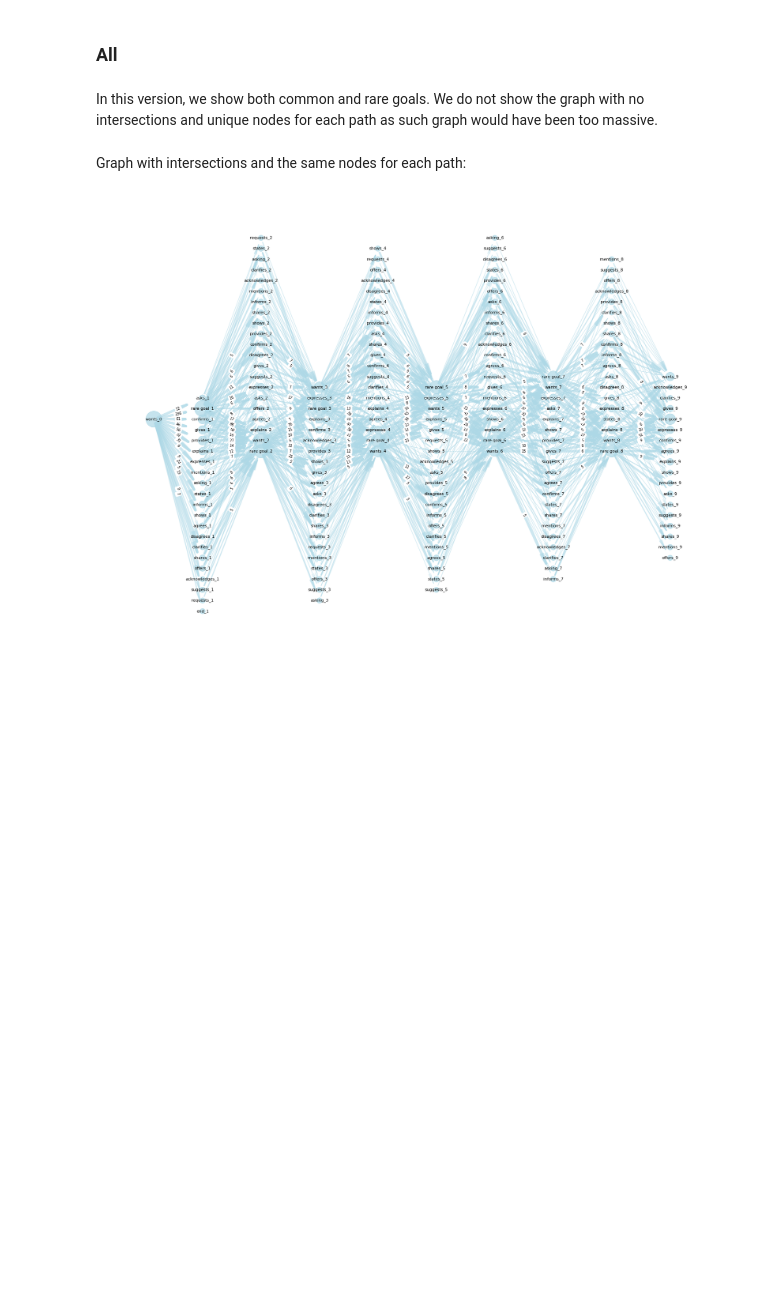
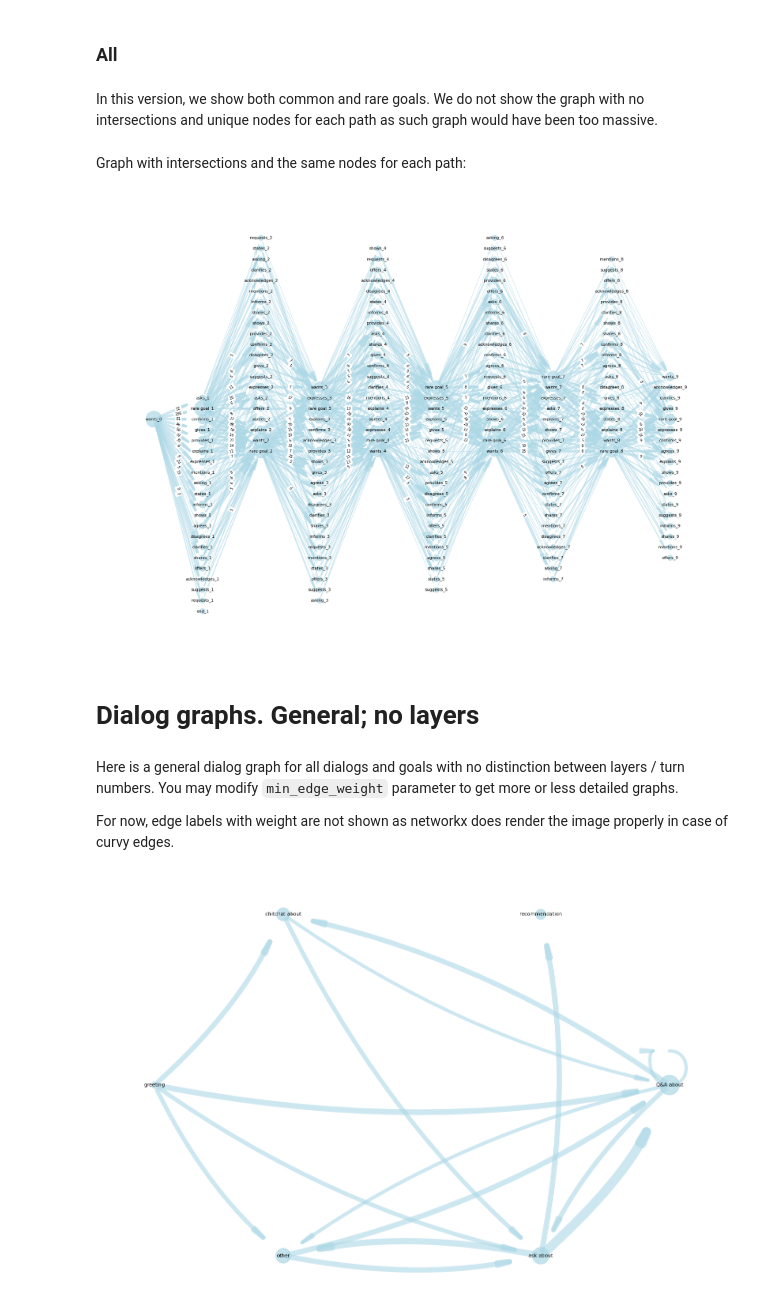
Before and after one commit to NikaSmilga/dialog_graphs, a Jupyter notebook: dd_visualisation.ipynb, the cells around one changed output. Drawn from its saved outputs; the diff is of its cells as text; code cells hidden in the pictures; blank space fills up the shorter version.

```diff
--- a/dd_visualisation.ipynb
+++ b/dd_visualisation.ipynb
@@ -235,3 +235,23 @@ def graph_from_file(anno_type: str, size: tp.Tuple[int, int] = (18,12), full: bo
     else:
         for dialog in dialog_dict:
             draw_graph(dialog_dict[dialog], size=size)
+# %%
+def make_general_dialog_dict(lists_goals: list[list[str]], min_edge_weight: int = 10) -> dict[tuple, int]:
+    """Create a dialog dictionary with graph edges and their weights.
+
+    Args:
+        lists_goals: Dialog represented as an ordered list of goals/speech acts/etc.
+        min_edge_weight: Edges with weight less than min_edge_weight will not be displayed.
+
+    Returns:
+        Dictionary with future graph edges (node1, node2) as keys and their weights as values.
+    """
+
+    dialog_dict = {}
+    list_chunks = []
+    for dialog in lists_goals:
+        chunks = [x for x in list(mit.windowed(dialog, n=2, step=1)) if x[1]]
+        list_chunks += chunks
+    dialog_dict = dict(Counter(list_chunks))
+    dialog_dict = {k: v for k, v in dialog_dict.items() if v >= min_edge_weight}
+    return dialog_dict
@@ -238 +317,23 @@ def graph_from_file(anno_type: str, size: tp.Tuple[int, int] = (18,12), full: bo
+# %%
+def general_graph_from_file(anno_type: str, min_edge_weight: int = 10) -> None:
+    """Draw a graph based on the file with dialogs.
+
+    Args:
+        anno_type: Type of annotation. Determines which file to use and how to process goals names. May be 'durec_goals' or 'open_goals'.
+        min_edge_weigh: minimun weight for displayed edges and nodes. edges and nodes of smaller weight are omitted
+    """
+
+    set_durec_goals = ['greeting', 'Q&A', 'chitchat', 'ask', 'recommendation', 'weather', 'goodbye', 'other']
+    if anno_type == 'durec_goals':
+        filepath = 'dialog_data/processed/durec_fin.tsv'
+    else:
+        raise TypeError("You specified a non-existent anno_type. For this graph anno_type must be 'durec_goals'")
+    data = pd.read_csv(filepath, sep='\t')
+    d_as_goals = [x.split(': ')[1] for x in set(data['id_and_goal'])]
+    number = re.compile(r'\[\d+\]')
+    lists_goals = [re.split(number, x) for x in d_as_goals]
+    lists_prep_goals = [prep_goals([x.strip() for x in y if x], type_graph=2) for y in lists_goals]
+    cut_lists = [[goal if any(item in goal for item in set_durec_goals) else 'rare goal' for goal in dialog] for dialog in lists_prep_goals]
+    dialog_dict = make_general_dialog_dict(cut_lists, min_edge_weight=min_edge_weight)
+    draw_general_graph(dialog_dict)
 # %% [markdown]
@@ -319,3 +421,13 @@ Graph with intersections and the same nodes for each path:
 graph_from_file('open_goals', size=(22, 16), full=True, unique=False, out_of_set=False, example='wants_0')
 # %% [output]
 [figure]
+# %% [markdown]
+# Dialog graphs. General; no layers
+# %% [markdown]
+Here is a general dialog graph for all dialogs and goals with no distinction between layers / turn numbers. You may modify `min_edge_weight` parameter to get more or less detailed graphs.
+
+For now, edge labels with weight are not shown as networkx does render the image properly in case of curvy edges.
+# %%
+general_graph_from_file('durec_goals', min_edge_weight = 30)
+# %% [output]
+[figure, added]
```
Also changed, not shown: parts of 4 cells of this notebook.
